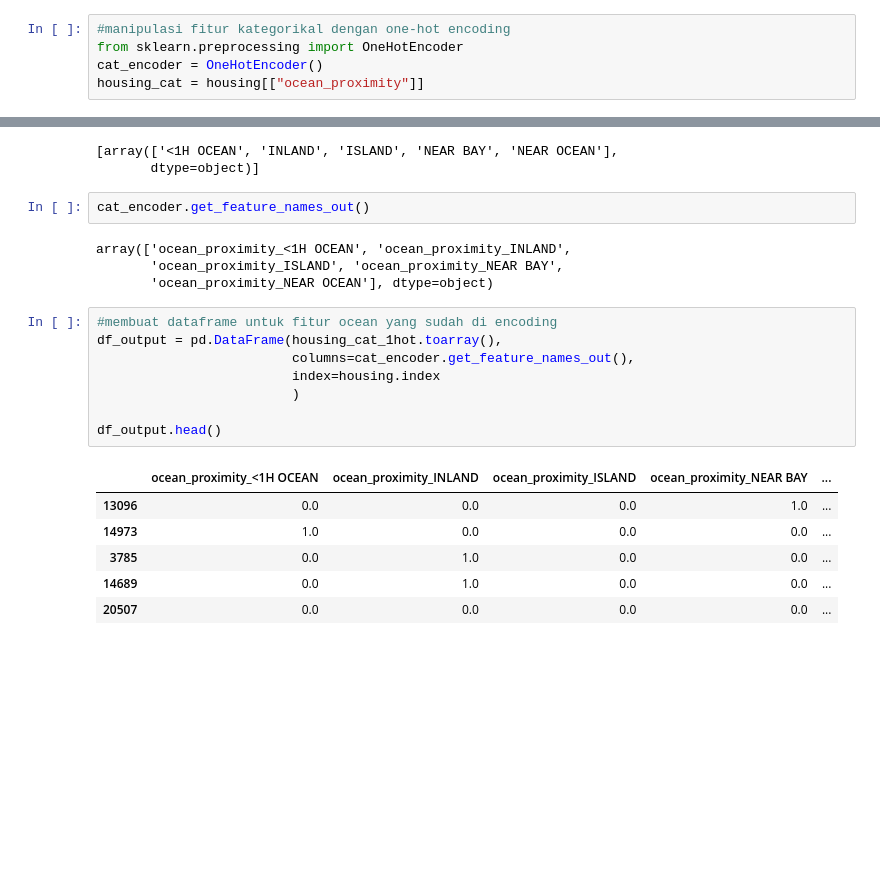
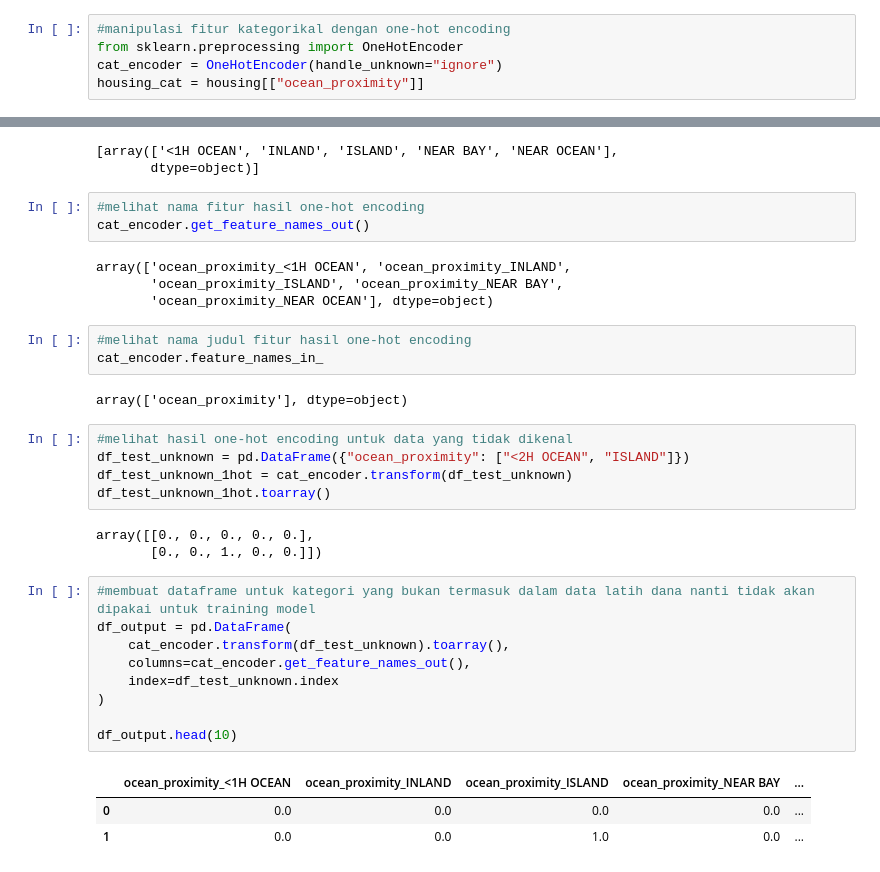
Before and after one commit to setyawanandrew74-pixel/MLops_Project_1, a Jupyter notebook: notebooks/data preparation.ipynb, the cells around one changed output, grey strips where cells are left out. Drawn from its saved outputs; the diff is of its cells as text; blank space fills up the shorter version.

Commit message:
Update execution counts and outputs in data preparation notebook

```diff
--- a/notebooks/data preparation.ipynb
+++ b/notebooks/data preparation.ipynb
@@ -75,7 +75,7 @@ housing_transform.head()
 # %%
 #manipulasi fitur kategorikal dengan one-hot encoding
 from sklearn.preprocessing import OneHotEncoder
-cat_encoder = OneHotEncoder()
+cat_encoder = OneHotEncoder(handle_unknown="ignore")
 housing_cat = housing[["ocean_proximity"]]
 # %%
 #training encoder dan transformasi fitur kategorikal menjadi one-hot encoding
@@ -102,23 +102,35 @@ cat_encoder.categories_
 [array(['<1H OCEAN', 'INLAND', 'ISLAND', 'NEAR BAY', 'NEAR OCEAN'],
        dtype=object)]
 # %%
+#melihat nama fitur hasil one-hot encoding
 cat_encoder.get_feature_names_out()
 # %% [output]
 array(['ocean_proximity_<1H OCEAN', 'ocean_proximity_INLAND',
        'ocean_proximity_ISLAND', 'ocean_proximity_NEAR BAY',
        'ocean_proximity_NEAR OCEAN'], dtype=object)
+# %%
+#melihat nama judul fitur hasil one-hot encoding
+cat_encoder.feature_names_in_
+# %% [output]
+array(['ocean_proximity'], dtype=object)
+# %%
+#melihat hasil one-hot encoding untuk data yang tidak dikenal
+df_test_unknown = pd.DataFrame({"ocean_proximity": ["<2H OCEAN", "ISLAND"]})
+df_test_unknown_1hot = cat_encoder.transform(df_test_unknown)
+df_test_unknown_1hot.toarray()
+# %% [output]
+array([[0., 0., 0., 0., 0.],
+       [0., 0., 1., 0., 0.]])
 # %%
-#membuat dataframe untuk fitur ocean yang sudah di encoding
-df_output = pd.DataFrame(housing_cat_1hot.toarray(),
-                         columns=cat_encoder.get_feature_names_out(),
-                         index=housing.index
-                         )
+#membuat dataframe untuk kategori yang bukan termasuk dalam data latih dana nanti tidak akan dipakai untuk training model
+df_output = pd.DataFrame(
+    cat_encoder.transform(df_test_unknown).toarray(),
+    columns=cat_encoder.get_feature_names_out(),
+    index=df_test_unknown.index
+)
 
-df_output.head()
+df_output.head(10)
 # %% [output]
 |  | ocean_proximity_<1H OCEAN | ocean_proximity_INLAND | ocean_proximity_ISLAND | ocean_proximity_NEAR BAY | ... |
-| 13096 | 0.0 | 0.0 | 0.0 | 1.0 | ... |
-| 14973 | 1.0 | 0.0 | 0.0 | 0.0 | ... |
-| 3785 | 0.0 | 1.0 | 0.0 | 0.0 | ... |
-| 14689 | 0.0 | 1.0 | 0.0 | 0.0 | ... |
-| 20507 | 0.0 | 0.0 | 0.0 | 0.0 | ... |
+| 0 | 0.0 | 0.0 | 0.0 | 0.0 | ... |
+| 1 | 0.0 | 0.0 | 1.0 | 0.0 | ... |
```
Also changed, not shown: parts of 1 cell of this notebook.
